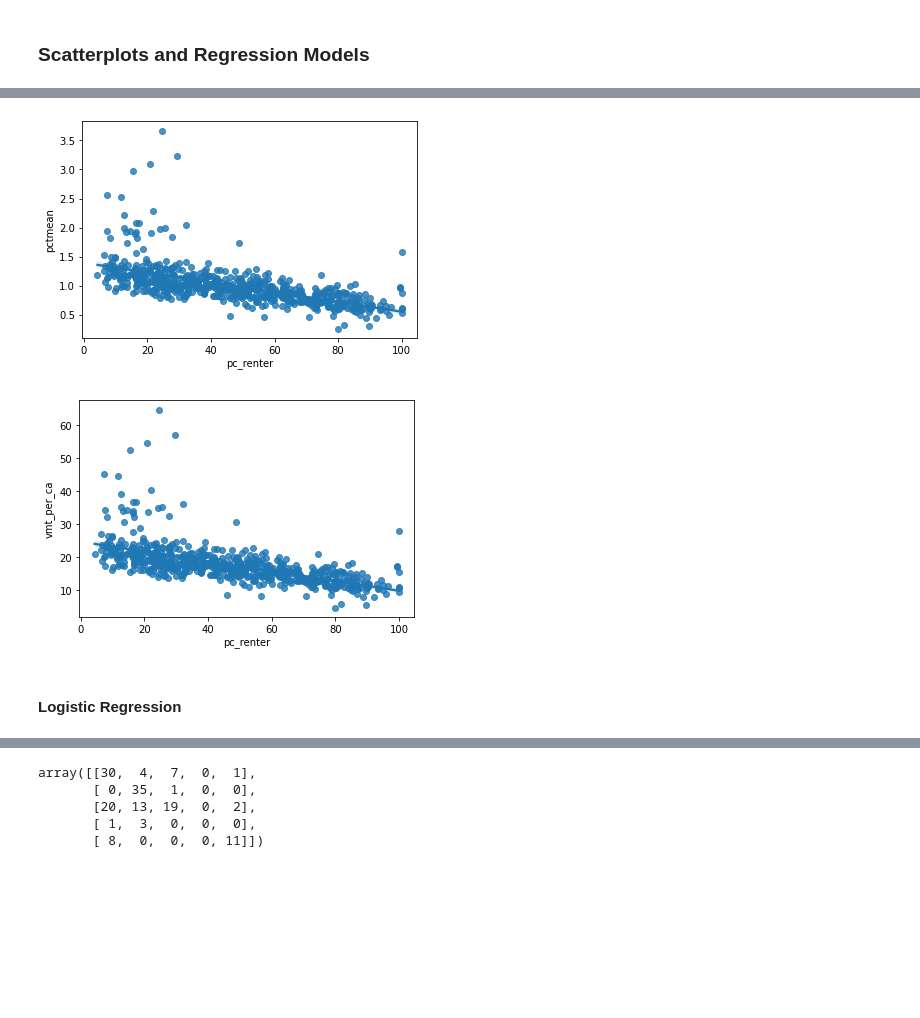
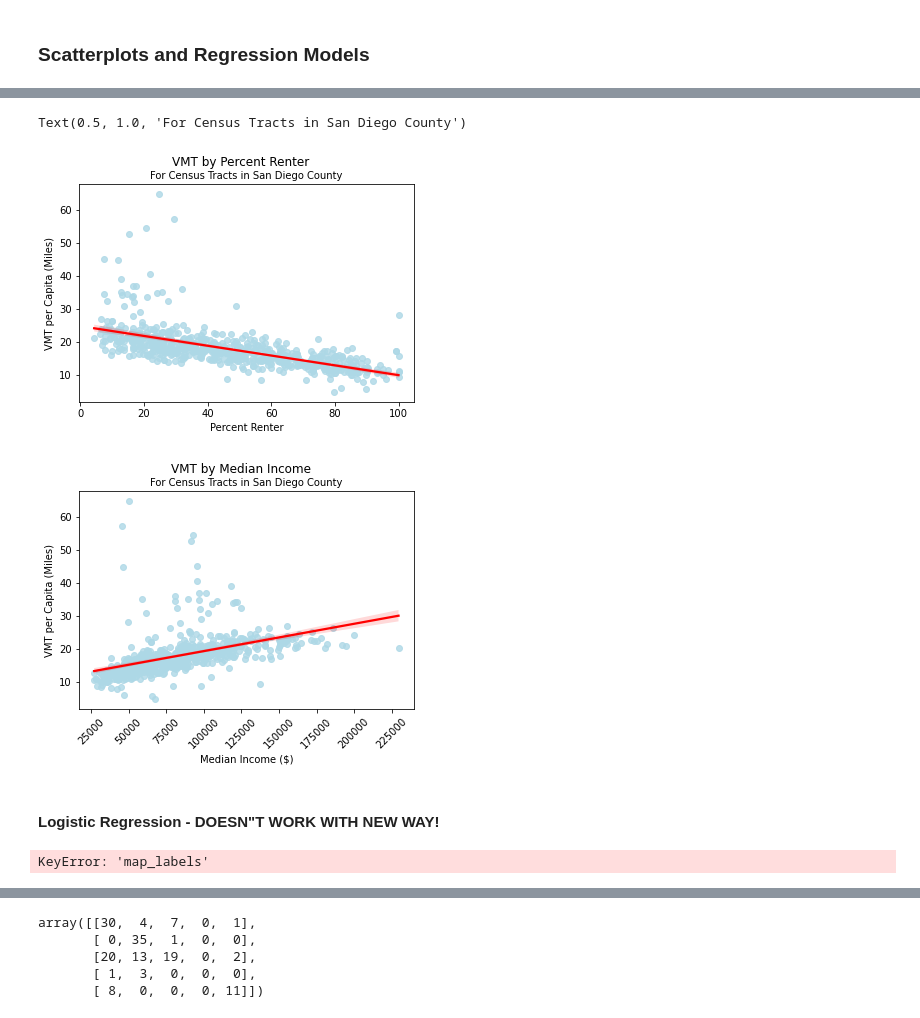
Before and after one commit to ffreeman1234/UDS-VMT-Project, a Jupyter notebook: Project/Project.ipynb, the cells around one changed output, grey strips where cells are left out. Drawn from its saved outputs; the diff is of its cells as text; code cells hidden in the pictures; blank space fills up the shorter version.

```diff
--- a/Project/Project.ipynb
+++ b/Project/Project.ipynb
@@ -81,3 +81,6 @@ censustractsGDF.geometry =censustractsGDF.representative_point()
 
 #create the spatial join #Spatial Join the SANDAG and Census Data!
 joinDf=gpd.sjoin(gdf,censustractsGDF,how='left',predicate='intersects')
+# %%
+joinDf['median_income'] =joinDf['median_income'].astype('float64')
+joinDf = joinDf[joinDf['median_income']>0]
@@ -228,13 +261,34 @@ ax.set_xlim(0,20)
 # %%
-ax = sns.regplot(x="pc_renter", y="pctmean", data=joinDf)
+ax = sns.regplot(x="pc_renter", y="vmt_per_ca", data=joinDf,scatter_kws={'color':'lightblue'},line_kws={'color':'red'})
+plt.xlabel('Percent Renter')
+plt.ylabel('VMT per Capita (Miles)')
+plt.suptitle('VMT by Percent Renter')
+plt.title('For Census Tracts in San Diego County',fontsize=10)
 # %% [output]
+Text(0.5, 1.0, 'For Census Tracts in San Diego County')
-[figure, old version]
+[figure, new version]
 # %%
-ax = sns.regplot(x="pc_renter", y="vmt_per_ca", data=joinDf)
+ax = sns.regplot(x="median_income", y="vmt_per_ca", data=joinDf,scatter_kws={'color':'lightblue'},line_kws={'color':'red'})
+plt.xlabel('Median Income ($)')
+plt.ylabel('VMT per Capita (Miles)')
+plt.suptitle('VMT by Median Income')
+plt.title('For Census Tracts in San Diego County',fontsize=10)
+for tick in ax.get_xticklabels():
+    tick.set_rotation(45)
 # %% [output]
-[figure, old version]
+[figure, new version]
 # %% [markdown]
-#### Logistic Regression
+#### Logistic Regression - DOESN"T WORK WITH NEW WAY!
+# %%
+import statsmodels.api as sm
+yvar = joinDf['map_labels']
+xvars = joinDf[['median_income','pc_nonHispanicWhite','pc_Black','pc_hispanic','pc_renter']]
+x=sm.add_constant(xvars)
+
+logisticModel = sm.Logit(yvar,xvars).fit()
+print(logisticModel.summary())
+# %% [output]
+KeyError: 'map_labels'
 # %%
 #LOGISTIC REGRESSION
 from sklearn.linear_model import LogisticRegression
```
Also changed, not shown: parts of 11 cells of this notebook.
